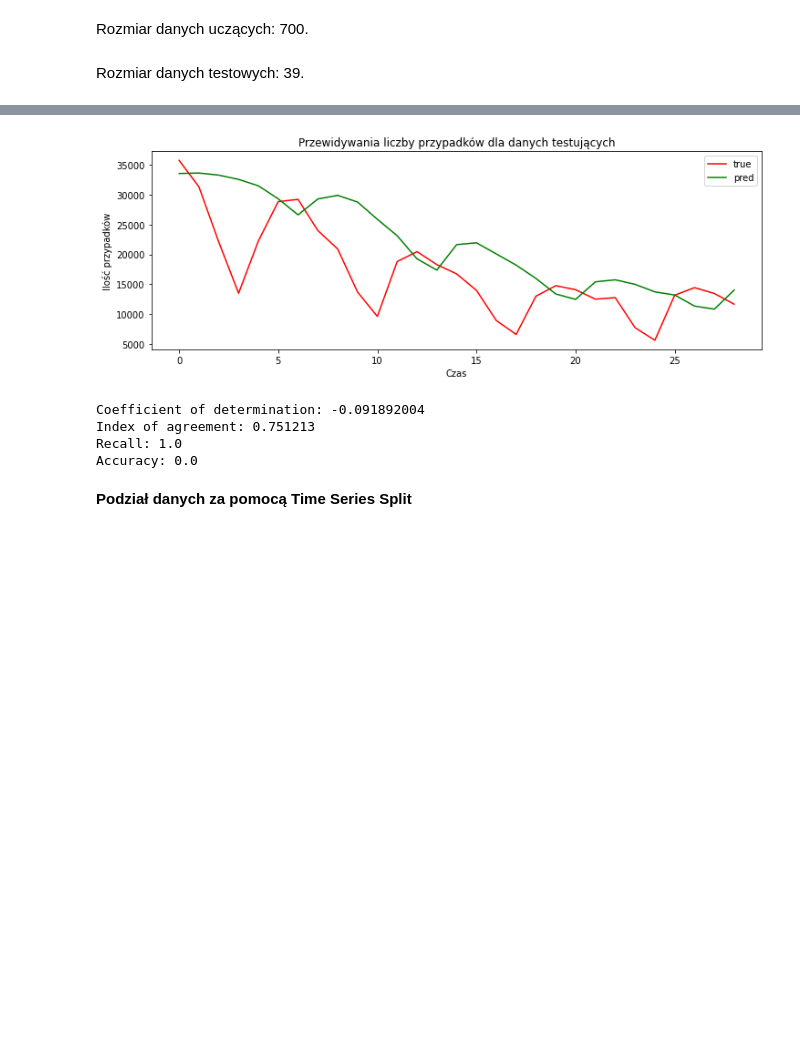
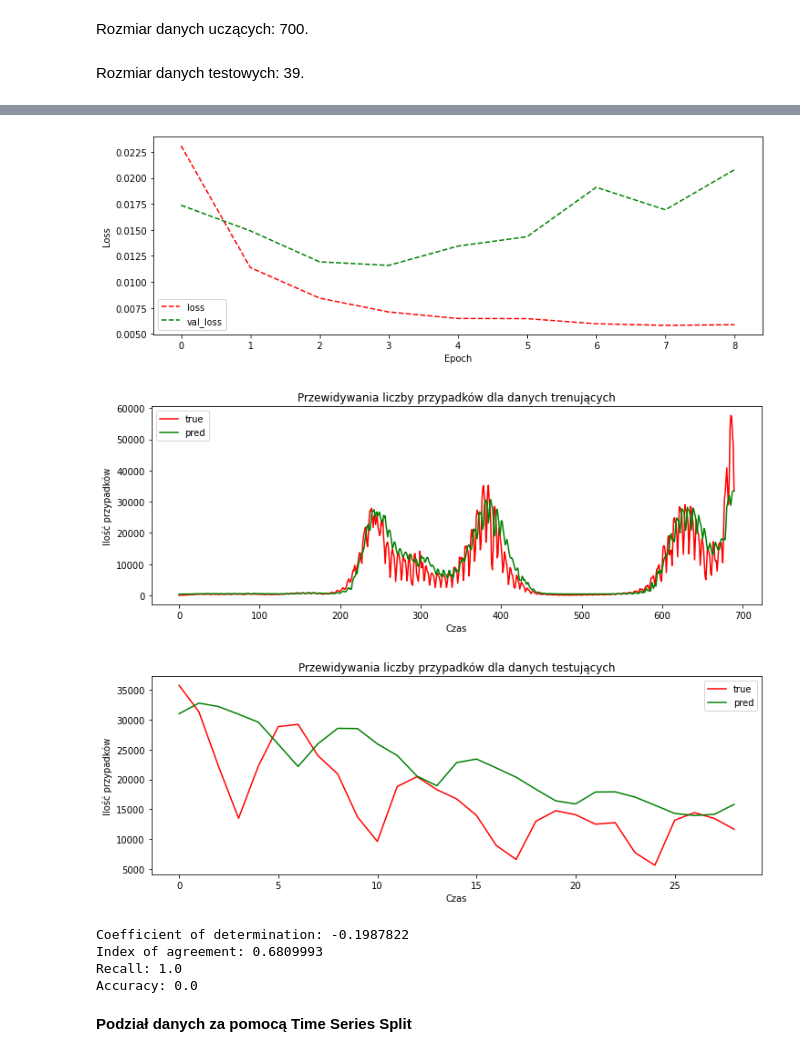
Before and after one commit to mateuszbarnacki/SSN-Proj, a Jupyter notebook: SSN_Proj.ipynb, the cells around one changed output, grey strips where cells are left out. Cells and saved outputs as stored; diff of their text form; code cells hidden in the pictures; blank space fills up the shorter version.

```diff
--- a/SSN_Proj.ipynb
+++ b/SSN_Proj.ipynb
@@ -154,7 +151,7 @@ def prepare_preds(X):
     y_preds.append(y_pred[0][-3])
   return y_preds
 
-def draw_predictions(nr_epochs, y_test, y_preds, title):
+def draw_predictions(nr_epochs, y_test, y_preds, title, figure_name):
     epochs = np.arange(nr_epochs)
     plt.figure(figsize=(12,4))
 
@@ -166,6 +163,7 @@ def draw_predictions(nr_epochs, y_test, y_preds, title):
     plt.legend(['true', 'pred'], loc='best')
     plt.title("Przewidywania liczby przypadków dla danych " + title)
 
+    plt.savefig(figure_name)
     plt.show()
 # %% [markdown]
 **Funkcje miary błędu**
@@ -185,10 +183,16 @@ def accuracy_m(y_true, y_pred):
   correct_preds = 0
   for i in range(len(y_pred)):
     if y_true[i] == y_pred[i]:
-      correct_preds = correct_pred + 1
+      correct_preds = correct_preds + 1
   return correct_preds / len(y_pred)
 
 def idx_of_agreement(y_true, y_pred):
   up = K.sum(K.square(y_true - y_pred))
   down = K.sum(K.square(K.abs(y_pred - K.mean(y_true)) + (K.abs(y_true - K.mean(y_true)))))
   return (1. - up / (down + K.epsilon()))
+
+def mean_squared_error(y_true, y_pred):
+  return K.mean(K.square(y_pred - y_true), axis=0)
+
+def mean_absolute_error(y_true, y_pred):
+  return K.mean(K.abs(y_pred - y_true), axis=0)
@@ -199,9 +208,6 @@ Rozmiar danych uczących: 700.
 # %% [markdown]
 Rozmiar danych testowych: 39.
 # %%
-MAX_DATA = np.max(data)
-NR_DAYS = 10
-
 X_train, y_train = prepare_X_y(train_data)
 
 X_test, y_test = prepare_X_y(val_data)
@@ -212,7 +218,7 @@ model.compile(optimizer='adam',
               loss=[MeanSquaredError(), MeanAbsoluteError()],
               run_eagerly=True)
 
-EarlyStop = EarlyStopping(monitor='loss',
+EarlyStop = EarlyStopping(monitor='val_loss',
                           patience=5,
                           verbose=1)
 
@@ -224,6 +230,7 @@ history = model.fit(X_train, y_train,
                     callbacks = callbacks
                    )
 
+# Wypisanie predykowanych wartości w formie liczbowej
 # X_pred = np.array(X_train[-1]).reshape(1,NR_DAYS,1).astype(float)
 # print(X_pred * MAX_DATA)
 # y_pred = model.predict(X_pred) * MAX_DATA
@@ -231,8 +238,19 @@ history = model.fit(X_train, y_train,
 # print(y_pred)
 # print(np.max(y_pred[0][-3:]))
 
+plt.figure(figsize=(12,4))
+plt.plot(history.history['loss'], "r--")
+plt.plot(history.history['val_loss'], "g--")
+plt.ylabel('Loss')
+plt.xlabel('Epoch')
+plt.legend(['loss', 'val_loss'], loc='best')
+plt.savefig('divided_loss.png')
+plt.show()
+
+y_preds = prepare_preds(X_train)
+draw_predictions(len(y_preds), y_train.reshape(len(y_preds)) * MAX_DATA, y_preds, "trenujących", "divided_train.png")
 y_preds = prepare_preds(X_test)
-draw_predictions(len(y_preds), y_test.reshape(len(y_preds)) * MAX_DATA, y_preds, "testujących")
+draw_predictions(len(y_preds), y_test.reshape(len(y_preds)) * MAX_DATA, y_preds, "testujących", "divided_test.png")
 
 y = y_test * MAX_DATA
 y = np.reshape(y, len(y))
@@ -240,8 +258,12 @@ coeff = det_coeff(K.constant(y), K.constant(y_preds))
 index = idx_of_agreement(K.constant(y), K.constant(y_preds))
 recall = recall_m(K.constant(y), K.constant(y_preds))
 acc = accuracy_m(y, y_preds)
+#mse = mean_squared_error(K.constant(y), K.constant(y_preds))
+#mae = mean_absolute_error(K.constant(y), K.constant(y_preds))
 print('Coefficient of determination: ' + str(K.get_value(coeff)))
 print('Index of agreement: ' + str(K.get_value(index)))
+#print('Mean square error: ' + str(K.get_value(mse)))
+#print('Mean absolute error: ' + str(K.get_value(mae)))
 print('Recall: ' + str(K.get_value(recall)))
 print('Accuracy: ' + str(acc))
 # %% [output]
@@ -265,6 +289,8 @@ Epoch 31: early stopping
-[figure, old version]
+[figure, new version]
+[figure, added]
+[figure, added]
-Coefficient of determination: -0.091892004
-Index of agreement: 0.751213
+Coefficient of determination: -0.1987822
+Index of agreement: 0.6809993
 Recall: 1.0
 Accuracy: 0.0
 # %% [markdown]
```
Also changed, not shown: parts of 8 cells of this notebook.
